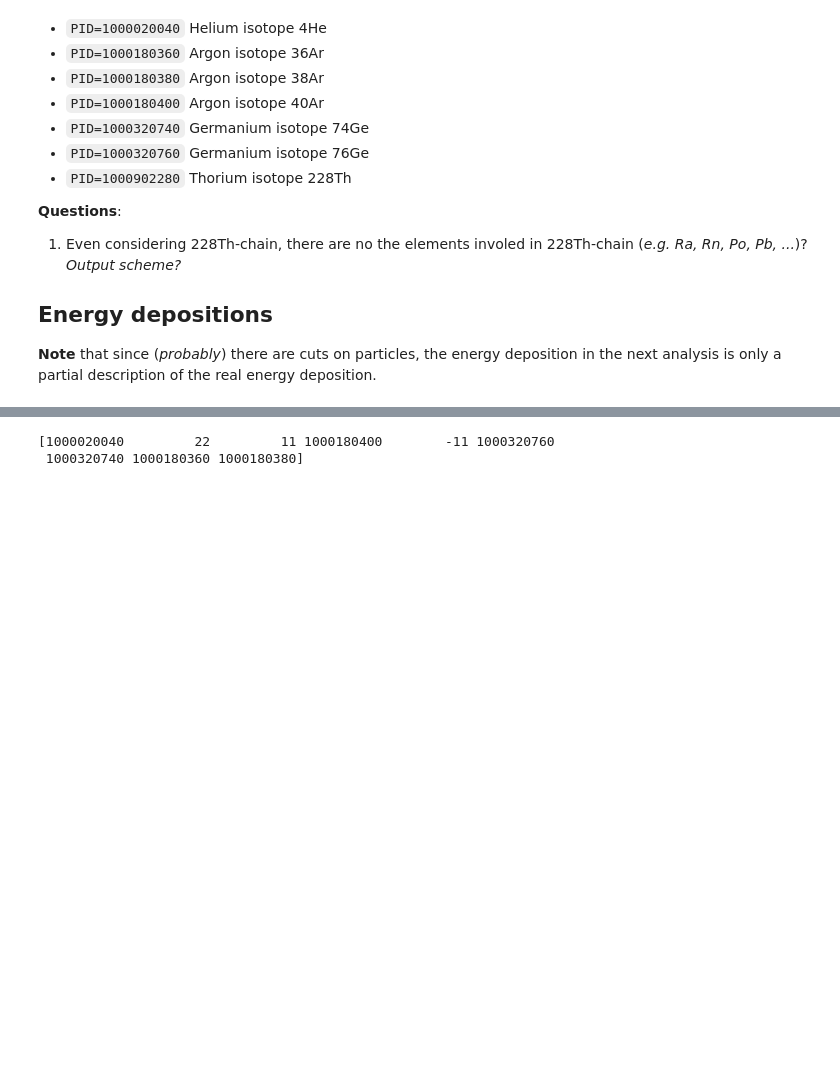
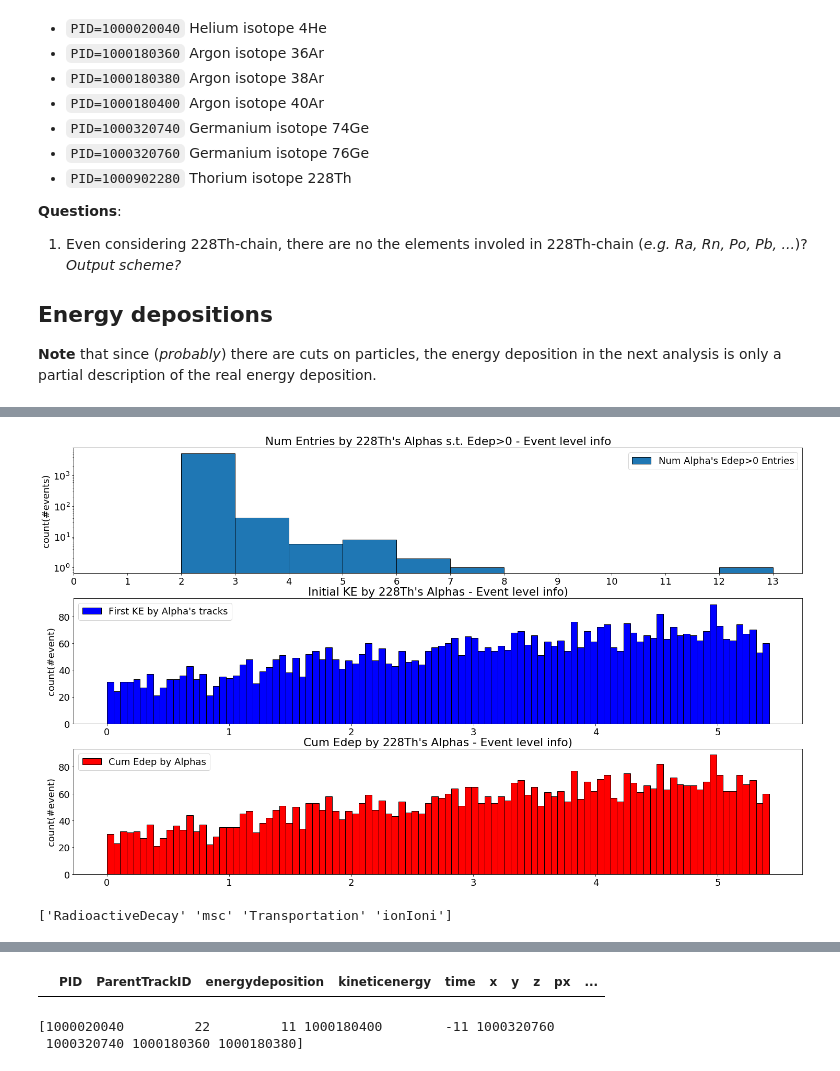
Before and after one commit to luigiberducci/ML4NP, a Jupyter notebook: Notebooks/analysis_amb_rad_bymgreen_228Th.ipynb, the cells around one changed output, grey strips where cells are left out. Drawn from its saved outputs; the diff is of its cells as text; code cells hidden in the pictures; blank space fills up the shorter version.

Commit message:
add plot #entries, intial ke, cum edep by 228th's alphas

```diff
--- a/Notebooks/analysis_amb_rad_bymgreen_228Th.ipynb
+++ b/Notebooks/analysis_amb_rad_bymgreen_228Th.ipynb
@@ -97,0 +61,45 @@ Name: energydeposition, dtype: float64
+# %%
+th_alphas = df[(df.PID==1000020040) & (df.ParentTrackID==1)].sort_values("time")
+cum_edep_th_alphas = th_alphas.groupby("eventnumber").energydeposition.sum()
+num_edep_th_alphas = th_alphas.groupby("eventnumber").energydeposition.count()
+# NOTE: in the next command, we assume that for each 228Th decays ONLY 1 alpha is produced
+init_th_alphas = th_alphas.groupby(["eventnumber"]).first()
+
+alpha_stats = pd.DataFrame([num_edep_th_alphas.describe(),
+                            init_th_alphas.kineticenergy.describe(),
+                            cum_edep_th_alphas.describe()],
+                           index=["Number Alpha's Edep>0 (per event)",
+                                  "Initial Alpha's KE (per event)",
+                                  "Cum Alpha's Edep (per event)"])
+
+
+plt.subplot(3, 1, 1)
+plt.hist(num_edep_th_alphas, bins=11, label="Num Alpha's Edep>0 Entries", edgecolor='k')
+plt.title("Num Entries by 228Th's Alphas s.t. Edep>0 - Event level info")
+plt.yscale('log')
+plt.ylabel("count(#events)")
+plt.xticks(range(0, 14))
+plt.legend()
+
+plt.subplot(3, 1, 2)
+bins = 100
+alpha = 1
+plt.hist(init_th_alphas.kineticenergy, bins=bins, label="First KE by Alpha's tracks",
+         color='b', edgecolor='k', alpha=alpha)
+plt.title("Initial KE by 228Th's Alphas - Event level info)")
+plt.ylabel("count(#event)")
+plt.legend()
+
+plt.subplot(3, 1, 3)
+plt.hist(cum_edep_th_alphas, bins=bins, label="Cum Edep by Alphas",
+         color='r', edgecolor='k', alpha=alpha)
+plt.title("Cum Edep by 228Th's Alphas - Event level info)")
+plt.ylabel("count(#event)")
+plt.legend()
+plt.show()
+
+print(th_alphas.creatorprocess.unique())
+alpha_stats
+# %% [output]
+[figure, added]
+['RadioactiveDecay' 'msc' 'Transportation' 'ionIoni']
@@ -98,3 +110,7 @@ Name: energydeposition, dtype: float64
+# %%
+df[df.ParentTrackID.isin(th_alphas.tracknumber)]
+# %% [output]
+|  | PID | ParentTrackID | energydeposition | kineticenergy | time | x | y | z | px | ... |
 # %%
 print(df[df.energydeposition>0].PID.unique())
 
```
Also changed, not shown: parts of 2 cells of this notebook.
